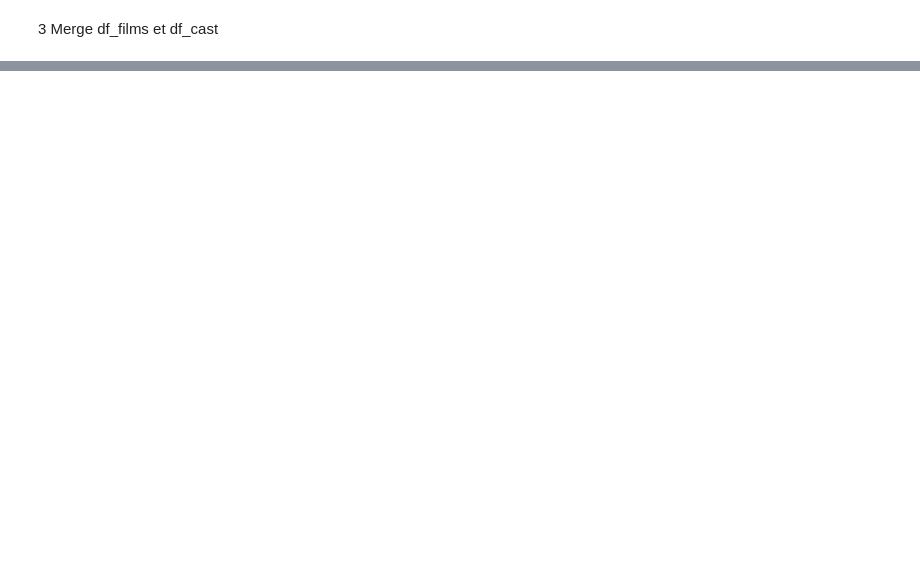
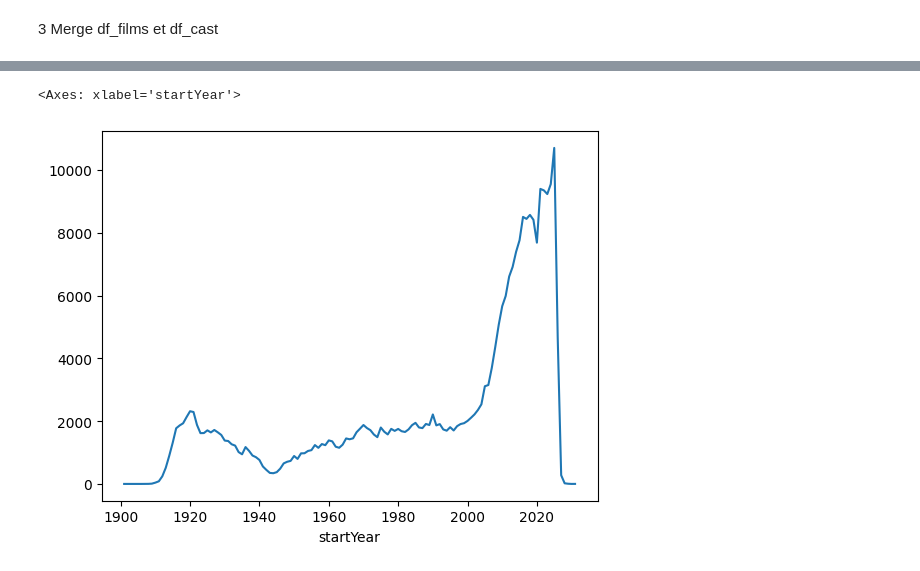
Before and after one commit to BoostMetrics/Recommandation-de-films, a Jupyter notebook: notebooks/02-preprocessing/merge_imdb.ipynb, the cells around one changed output, grey strips where cells are left out. Drawn from its saved outputs; the diff is of its cells as text; code cells hidden in the pictures; blank space fills up the shorter version.

```diff
--- a/notebooks/02-preprocessing/merge_imdb.ipynb
+++ b/notebooks/02-preprocessing/merge_imdb.ipynb
@@ -70,0 +79,5 @@ Total ligne: 743214
+# %%
+df_films[df_films['averageRating'].isna()].groupby('startYear').size().plot()
+# %% [output]
+<Axes: xlabel='startYear'>
+[figure, added]
```
Also changed, not shown: parts of 9 cells of this notebook.
